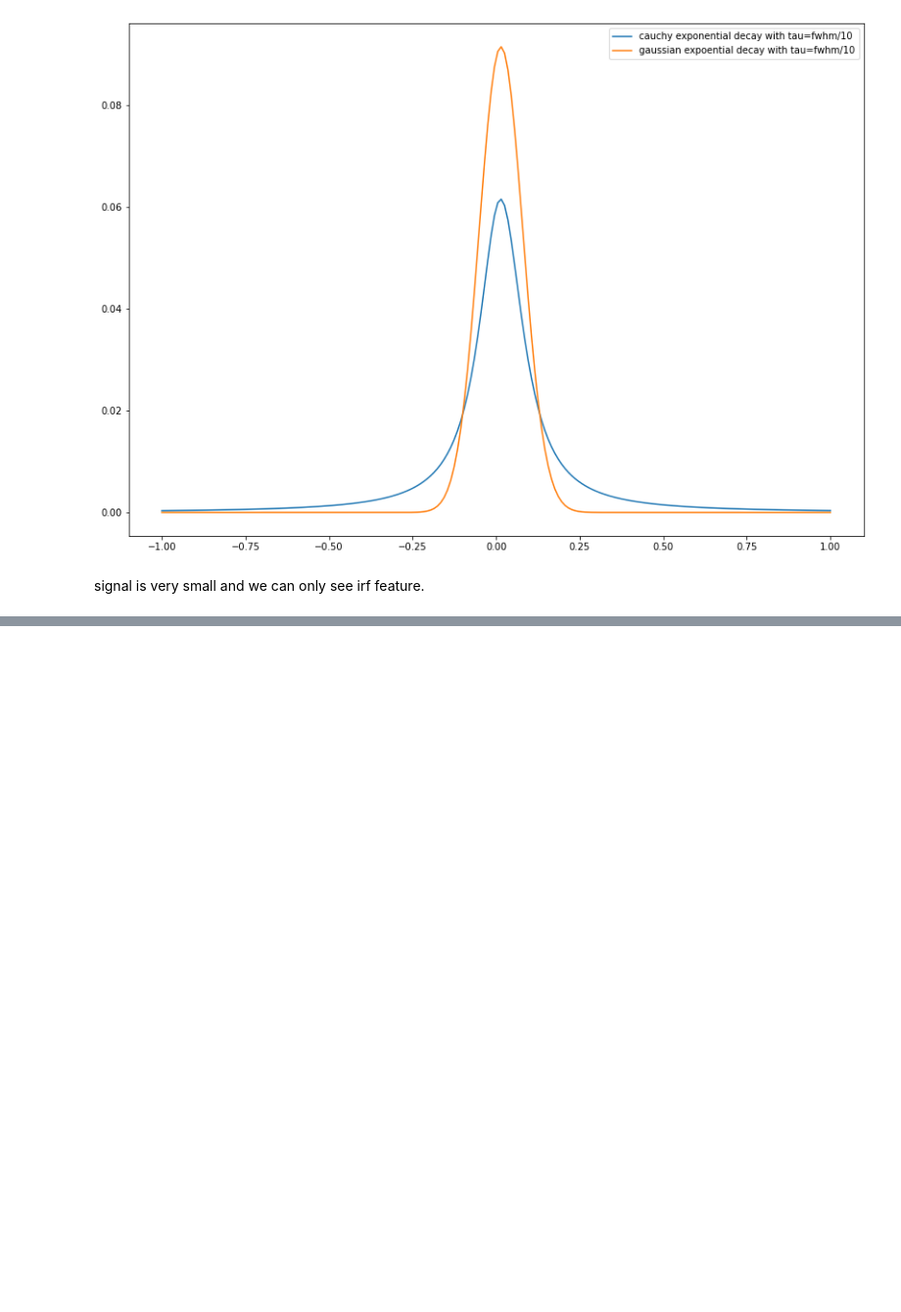
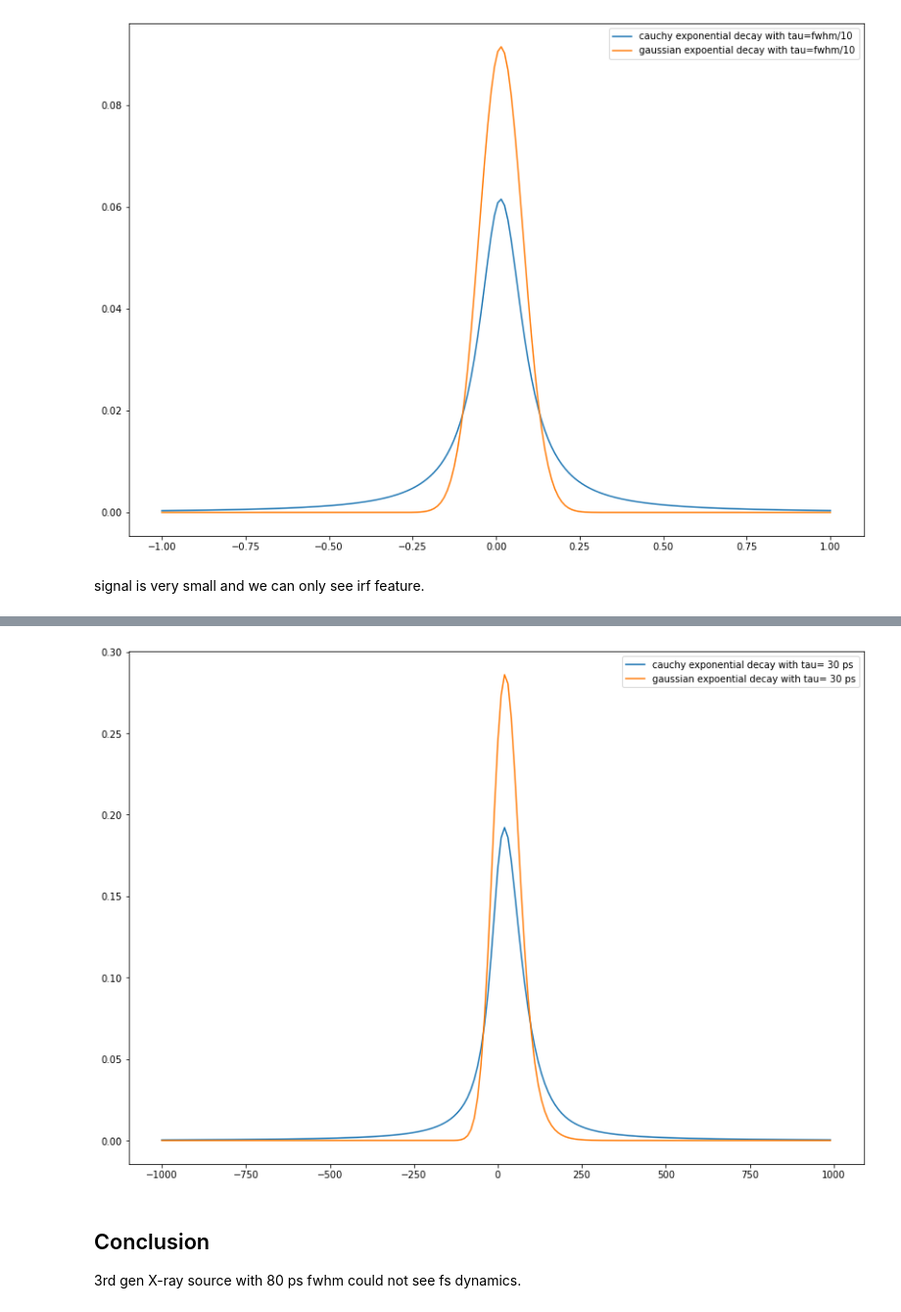
Before and after one commit to pistack/TRXASprefitpack-example, a Jupyter notebook: IRF.ipynb, the cells around one changed output, grey strips where cells are left out. Shown at 98% size. Drawn from its saved outputs; the diff is of its cells as text; code cells hidden in the pictures; blank space fills up the shorter version.

```diff
--- a/IRF.ipynb
+++ b/IRF.ipynb
@@ -193,0 +235,14 @@ signal is very small and we can only see irf feature.
+# %%
+tau = np.array([30])
+c = np.ones(1)
+cauchy_expdecay = model_n_comp_conv(t, fwhm, tau, c, base=False, irf='c')
+gauss_expdecay = model_n_comp_conv(t, fwhm, tau, c, base=False, irf='g')
+plt.plot(t, cauchy_expdecay, label='cauchy exponential decay with tau= 30 ps')
+plt.plot(t, gauss_expdecay, label='gaussian expoential decay with tau= 30 ps')
+plt.legend()
+plt.show()
+# %% [output]
+[figure, added]
+# %% [markdown]
+## Conclusion
+3rd gen X-ray source with 80 ps fwhm could not see fs dynamics.
```
Also changed, not shown: parts of 4 cells of this notebook, 1 other file.
